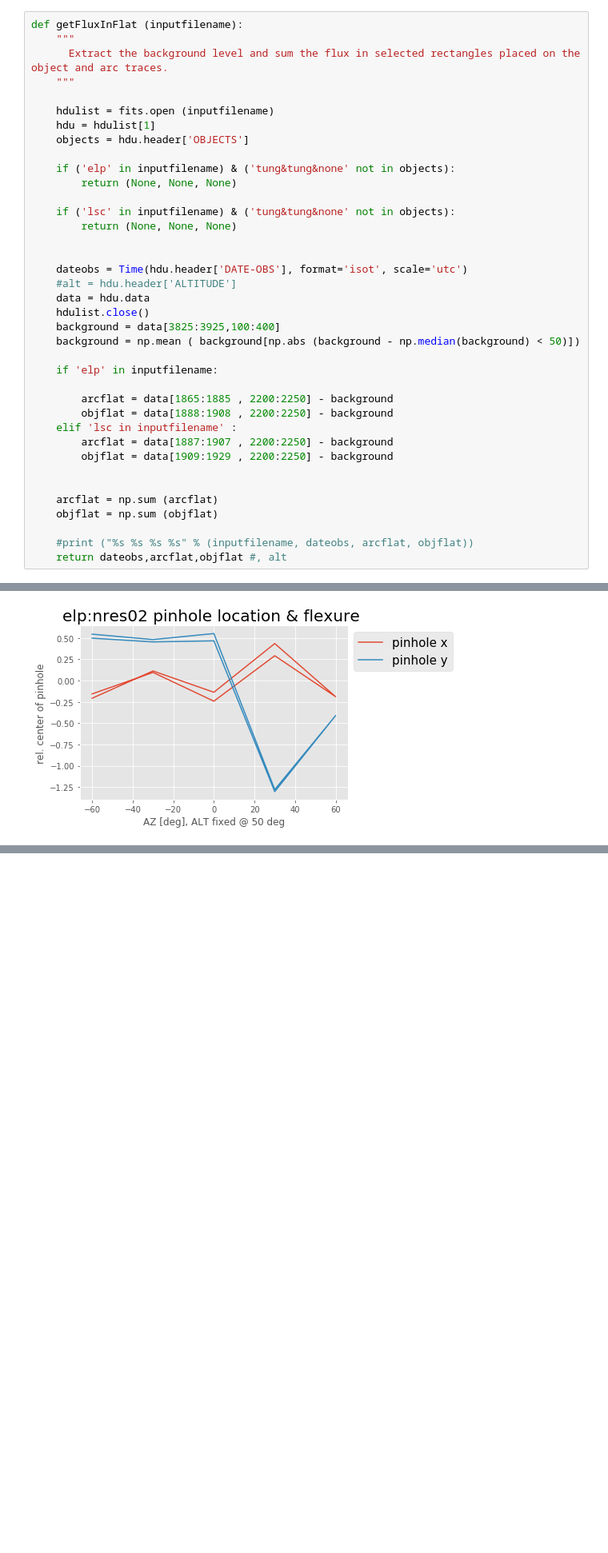
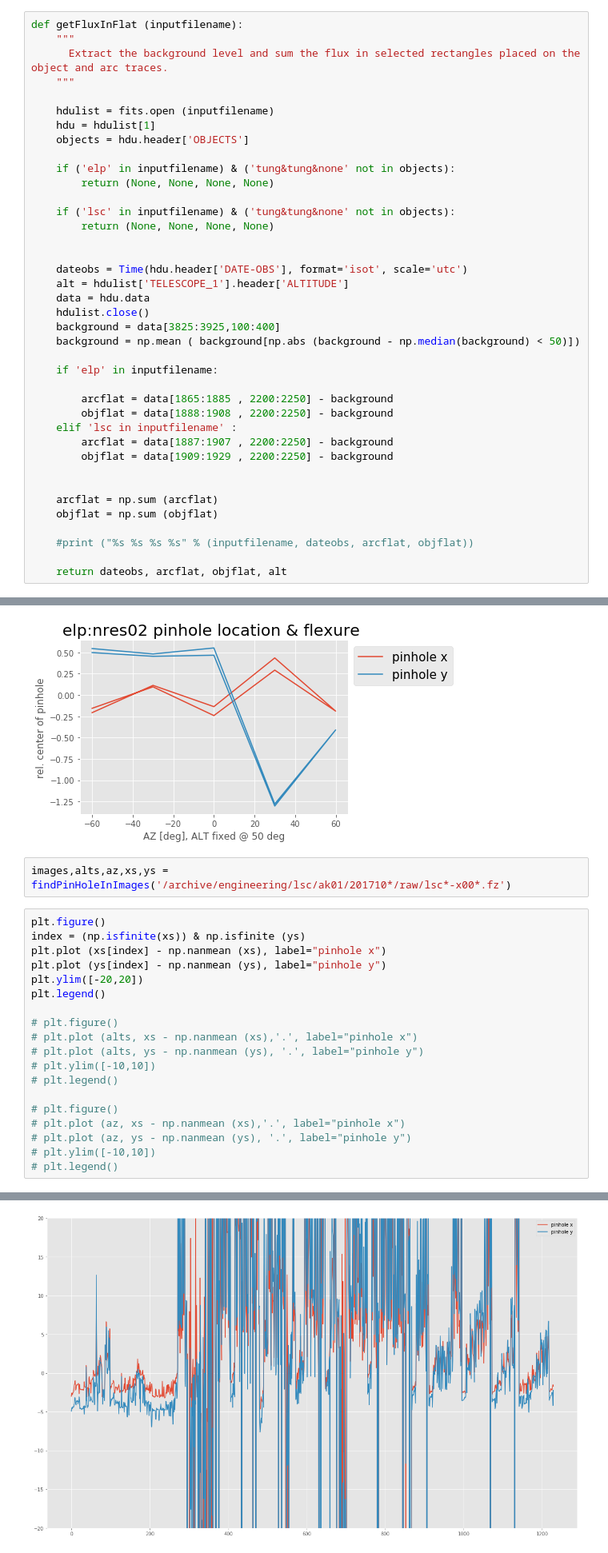
Before and after one commit to drhaz/lco_nresAnalysis, a Jupyter notebook: flatStability/FlatFieldThroughputStability.ipynb, the cells around one changed output, grey strips where cells are left out. Shown: that part at 80% size. Cells and saved outputs as stored; diff of their text form; blank space fills up the shorter version.

Commit message:
starting to measure pinhole in lsc long-term

```diff
--- a/flatStability/FlatFieldThroughputStability.ipynb
+++ b/flatStability/FlatFieldThroughputStability.ipynb
@@ -101,14 +101,14 @@ def getFluxInFlat (inputfilename):
     objects = hdu.header['OBJECTS']
 
     if ('elp' in inputfilename) & ('tung&tung&none' not in objects):
-        return (None, None, None)
+        return (None, None, None, None)
 
     if ('lsc' in inputfilename) & ('tung&tung&none' not in objects):
-        return (None, None, None)
+        return (None, None, None, None)
 
 
     dateobs = Time(hdu.header['DATE-OBS'], format='isot', scale='utc')
-    #alt = hdu.header['ALTITUDE']
+    alt = hdulist['TELESCOPE_1'].header['ALTITUDE']
     data = hdu.data
     hdulist.close()
     background = data[3825:3925,100:400]
@@ -127,5 +127,6 @@ def getFluxInFlat (inputfilename):
     objflat = np.sum (objflat)
 
     #print ("%s %s %s %s" % (inputfilename, dateobs, arcflat, objflat))
-    return dateobs,arcflat,objflat #, alt
+
+    return dateobs, arcflat, objflat, alt
 # %%
@@ -351,3 +367,25 @@ plt.title  ('elp:nres02 pinhole location & flexure ', fontsize=20)
 plt.savefig ("nres_elp_flexure_AZ.png", box_extra_artists=(lgd,), bbox_inches="tight", dpi=300)
 # %% [output]
 [figure]
+# %%
+images,alts,az,xs,ys = findPinHoleInImages('/archive/engineering/lsc/ak01/201710*/raw/lsc*-x00*.fz')
+# %%
+plt.figure()
+index = (np.isfinite(xs)) & np.isfinite (ys)
+plt.plot (xs[index] - np.nanmean (xs), label="pinhole x")
+plt.plot (ys[index] - np.nanmean (ys), label="pinhole y")
+plt.ylim([-20,20])
+plt.legend()
+
+# plt.figure()
+# plt.plot (alts, xs - np.nanmean (xs),'.', label="pinhole x")
+# plt.plot (alts, ys - np.nanmean (ys), '.', label="pinhole y")
+# plt.ylim([-10,10])
+# plt.legend()
+
+# plt.figure()
+# plt.plot (az, xs - np.nanmean (xs),'.', label="pinhole x")
+# plt.plot (az, ys - np.nanmean (ys), '.', label="pinhole y")
+# plt.ylim([-10,10])
+# plt.legend()
+# %% [output]
@@ -353,0 +393 @@ plt.savefig ("nres_elp_flexure_AZ.png", box_extra_artists=(lgd,), bbox_inches="t
+[figure, added]
```
Also changed, not shown: parts of 6 cells of this notebook.
